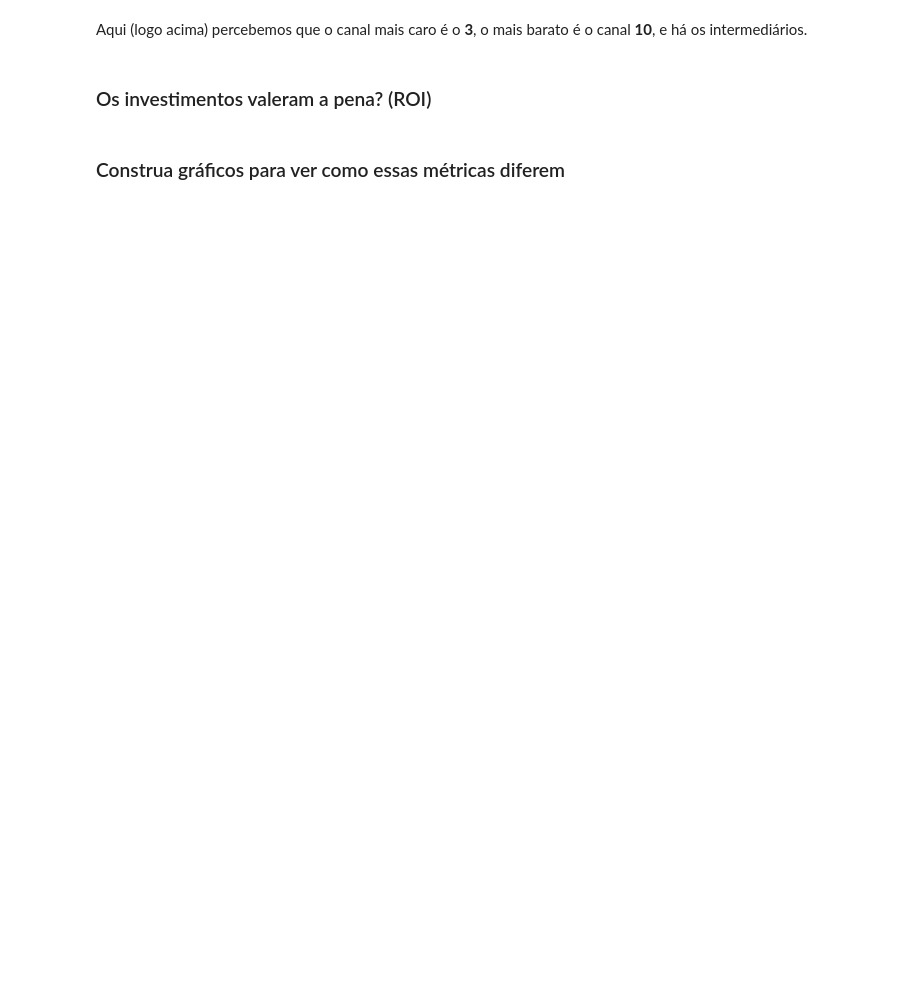
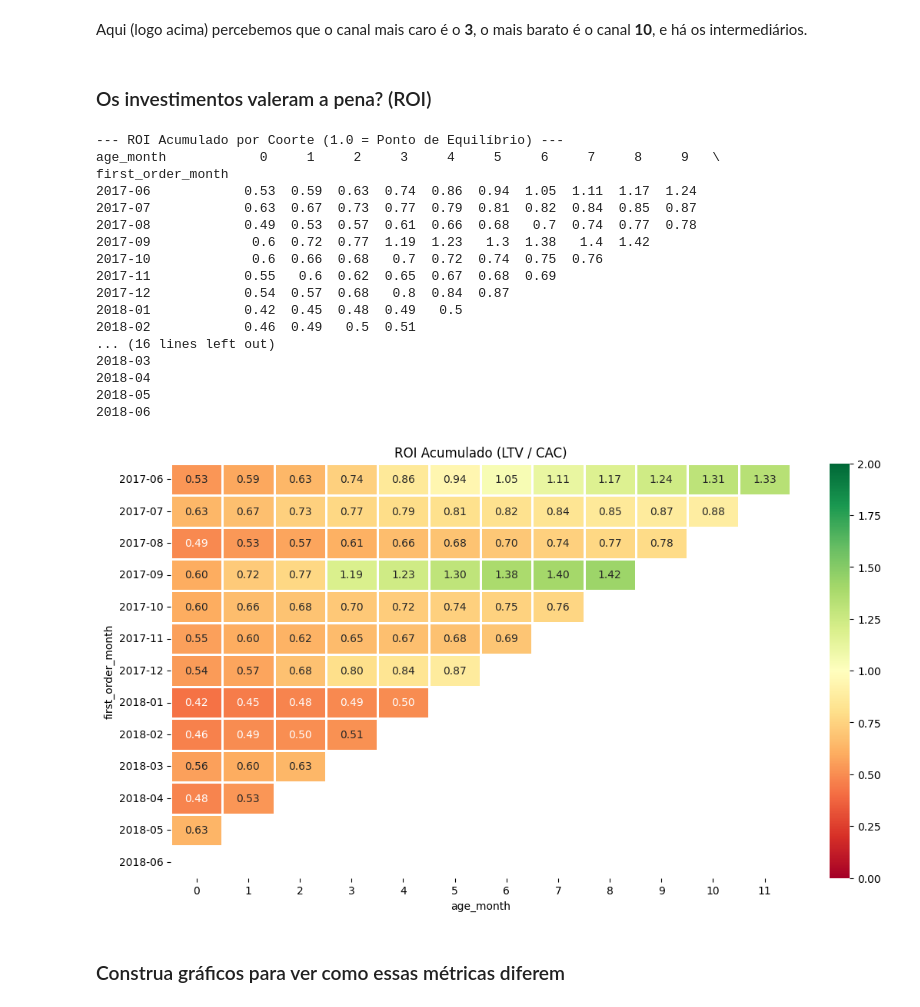
Before and after one commit to msitta/YAfisha, a Jupyter notebook: YAfisha_pt.ipynb, the cells around one changed output. Drawn from its saved outputs; the diff is of its cells as text; code cells hidden in the pictures; blank space fills up the shorter version.

```diff
--- a/YAfisha_pt.ipynb
+++ b/YAfisha_pt.ipynb
@@ -385,34 +602,53 @@ Aqui (logo acima) percebemos que o canal mais caro é o **3**, o mais barato é
 # %%
 # Calcular o CAC por Coorte (Mês)
 # Custo do Mês / Nº de Novos Compradores naquele Mês
 monthly_costs = costs_df.groupby('month')['costs'].sum().reset_index()
 monthly_costs.columns = ['first_order_month', 'month_costs']
 
 cohort_report = pd.merge(cohort_sizes, monthly_costs, on='first_order_month')
 cohort_report['cac_cohort'] = cohort_report['month_costs'] / cohort_report['n_buyers']
 
 # Calcular o ROI (LTV / CAC)
 # Pegamos o LTV Acumulado e dividimos pelo CAC daquela coorte
 roi = ltv_cumulative.div(cohort_report.set_index('first_order_month')['cac_cohort'], axis=0)
 
 print("--- ROI Acumulado por Coorte (1.0 = Ponto de Equilíbrio) ---")
 roi_print = roi.copy()
 roi_print.index = roi_print.index.strftime('%Y-%m')
 print(roi_print.round(2).fillna(''))
 
 # --- Gráfico de Calor (Heatmap) do ROI ---
-plt.figure(figsize=(13, 9))
+plt.figure(figsize=(13, 7))
 plt.title('ROI Acumulado (LTV / CAC)')
 sns.heatmap(
     roi_print,
     annot=True,
     fmt='.2f',
     linewidths=1,
     linecolor='white',
     cmap='RdYlGn', # Vermelho (Prejuízo) -> Verde (Lucro)
     vmin=0, vmax=2 # Define o intervalo de cores (0 a 2x o retorno)
 )
 plt.show()
+# %% [output]
+--- ROI Acumulado por Coorte (1.0 = Ponto de Equilíbrio) ---
+age_month            0     1     2     3     4     5     6     7     8     9   \
+first_order_month
+2017-06            0.53  0.59  0.63  0.74  0.86  0.94  1.05  1.11  1.17  1.24
+2017-07            0.63  0.67  0.73  0.77  0.79  0.81  0.82  0.84  0.85  0.87
+2017-08            0.49  0.53  0.57  0.61  0.66  0.68   0.7  0.74  0.77  0.78
+2017-09             0.6  0.72  0.77  1.19  1.23   1.3  1.38   1.4  1.42
+2017-10             0.6  0.66  0.68   0.7  0.72  0.74  0.75  0.76
+2017-11            0.55   0.6  0.62  0.65  0.67  0.68  0.69
+2017-12            0.54  0.57  0.68   0.8  0.84  0.87
+2018-01            0.42  0.45  0.48  0.49   0.5
+2018-02            0.46  0.49   0.5  0.51
+... (16 lines left out)
+2018-03
+2018-04
+2018-05
+2018-06
+[figure, added]
 # %% [markdown]
 ### Construa gráficos para ver como essas métricas diferem
 # %%
```
Also changed, not shown: parts of 24 cells of this notebook.
